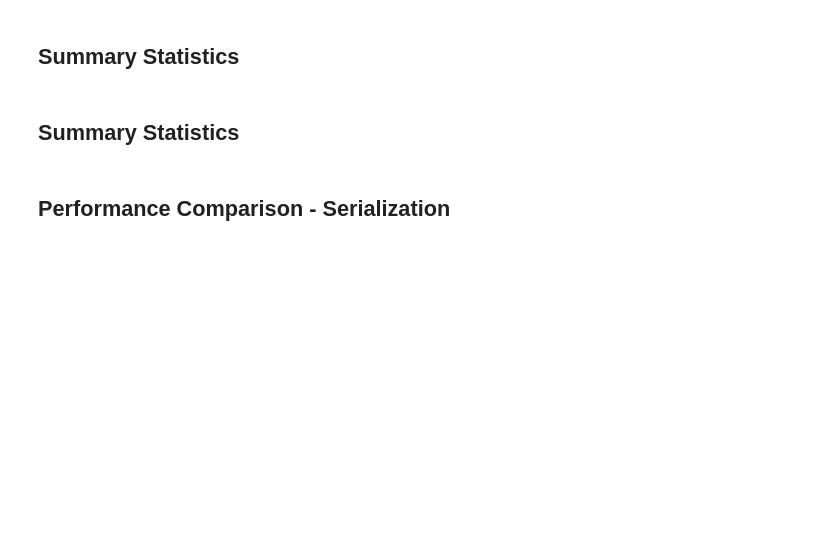
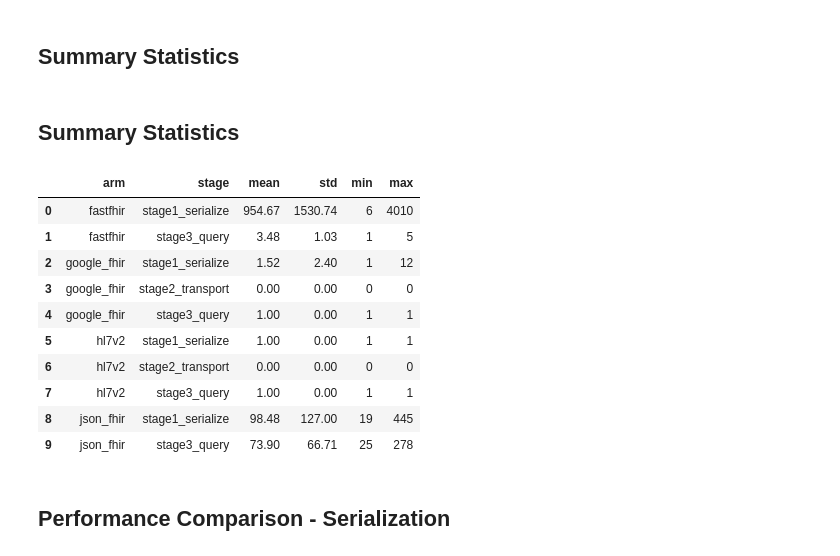
Before and after one commit to ryanlandvater/FHIR_Testing, a Jupyter notebook: notebooks/benchmark_results.ipynb, the cells around one changed output. Saved outputs shown, nothing was run; the diff lists cells and outputs as text; code cells hidden in the pictures; blank space fills up the shorter version.

```diff
--- a/notebooks/benchmark_results.ipynb
+++ b/notebooks/benchmark_results.ipynb
@@ -70,16 +70,29 @@ else:
 # %%
 if 'df' in locals() and len(df) > 0:
     summary = df.groupby(['arm', 'stage'])['duration_us'].agg(['mean', 'std', 'min', 'max']).round(2)
     arm_totals = df.groupby('arm')['duration_us'].agg(['sum', 'mean', 'count']).round(2)
 
     # Keep optional preview frames ready for manual review.
     summary_preview = summary.reset_index().copy()
     arm_totals_preview = arm_totals.reset_index().copy()
 else:
     summary = pd.DataFrame()
     arm_totals = pd.DataFrame()
     summary_preview = pd.DataFrame()
     arm_totals_preview = pd.DataFrame()
+summary_preview
+# %% [output]
+|  | arm | stage | mean | std | min | max |
+| 0 | fastfhir | stage1_serialize | 954.67 | 1530.74 | 6 | 4010 |
+| 1 | fastfhir | stage3_query | 3.48 | 1.03 | 1 | 5 |
+| 2 | google_fhir | stage1_serialize | 1.52 | 2.40 | 1 | 12 |
+| 3 | google_fhir | stage2_transport | 0.00 | 0.00 | 0 | 0 |
+| 4 | google_fhir | stage3_query | 1.00 | 0.00 | 1 | 1 |
+| 5 | hl7v2 | stage1_serialize | 1.00 | 0.00 | 1 | 1 |
+| 6 | hl7v2 | stage2_transport | 0.00 | 0.00 | 0 | 0 |
+| 7 | hl7v2 | stage3_query | 1.00 | 0.00 | 1 | 1 |
+| 8 | json_fhir | stage1_serialize | 98.48 | 127.00 | 19 | 445 |
+| 9 | json_fhir | stage3_query | 73.90 | 66.71 | 25 | 278 |
 # %% [markdown]
 ## Performance Comparison - Serialization
 # %%
```
Also changed, not shown: parts of 3 cells of this notebook, 15 other files.
